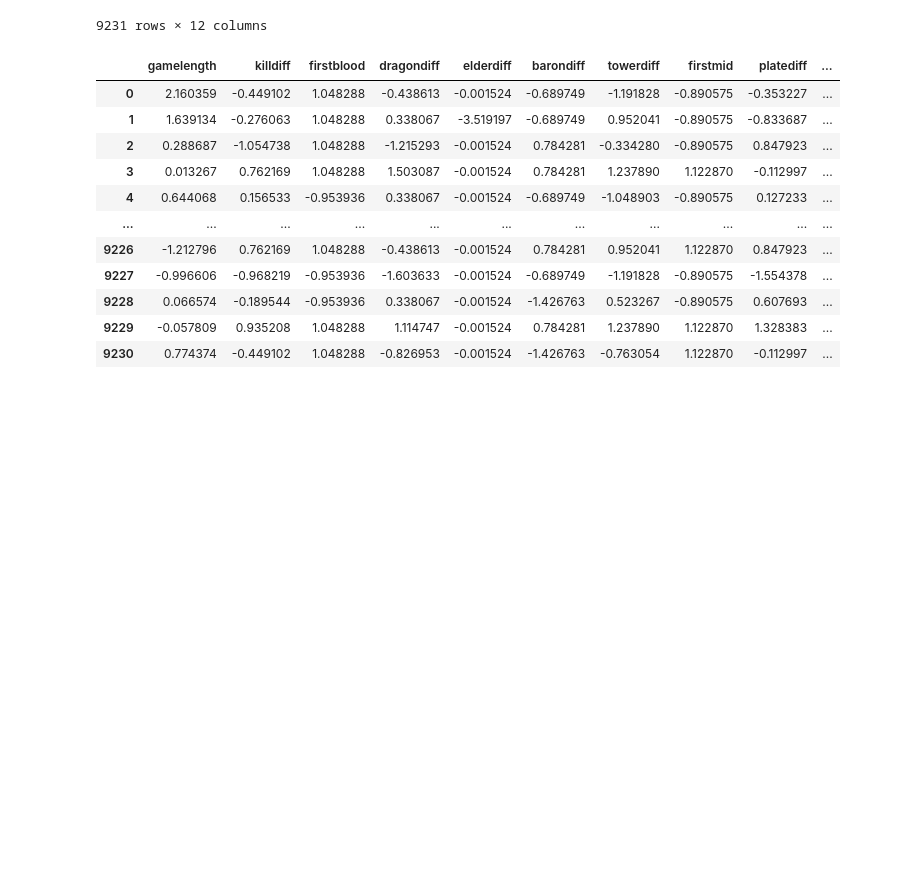
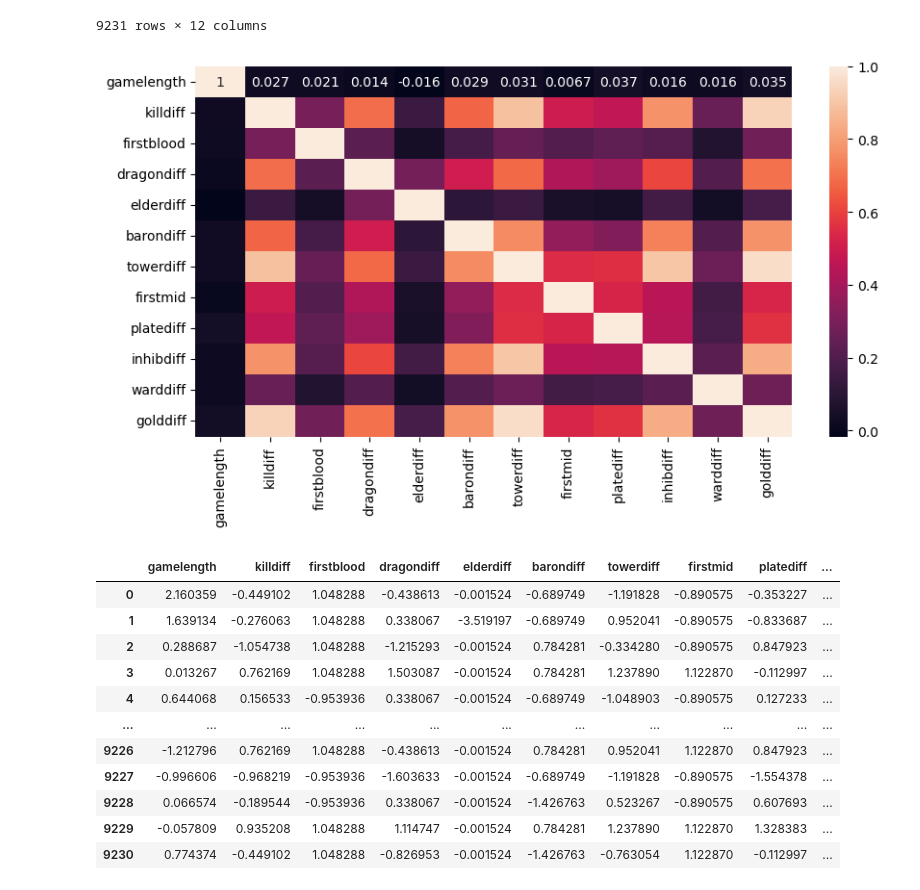
Before and after one commit to Brapalx/match-prediction, a Jupyter notebook: match_prediction.ipynb, the cells around one changed output. Cells and saved outputs as stored; diff of their text form; code cells hidden in the pictures; blank space fills up the shorter version.

```diff
--- a/match_prediction.ipynb
+++ b/match_prediction.ipynb
@@ -161,6 +162,11 @@ df_scaled
 | 9229 | -0.057809 | 0.935208 | 1.048288 | 1.114747 | -0.001524 | 0.784281 | 1.237890 | 1.122870 | 1.328383 | ... |
 | 9230 | 0.774374 | -0.449102 | 1.048288 | -0.826953 | -0.001524 | -1.426763 | -0.763054 | 1.122870 | -0.112997 | ... |
 9231 rows × 12 columns
+# %%
+plt.figure(figsize = (10,5))
+ax = sns.heatmap(df_scaled.corr(), annot=True)
+# %% [output]
+[figure, added]
 # %%
 X = df_scaled
 y = df_match['result']
```
Also changed, not shown: parts of 21 cells of this notebook, 4 other files.
